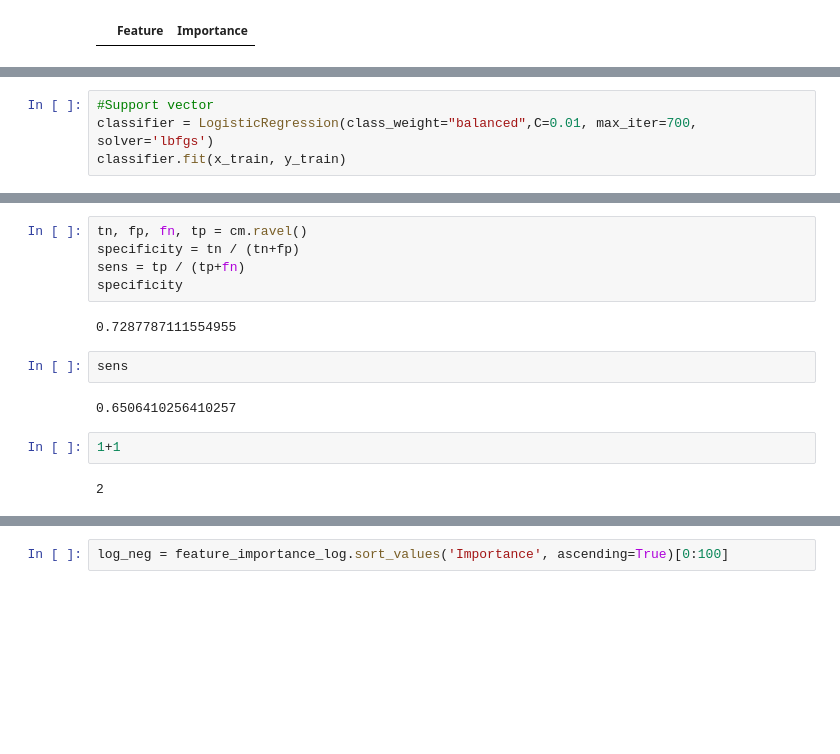
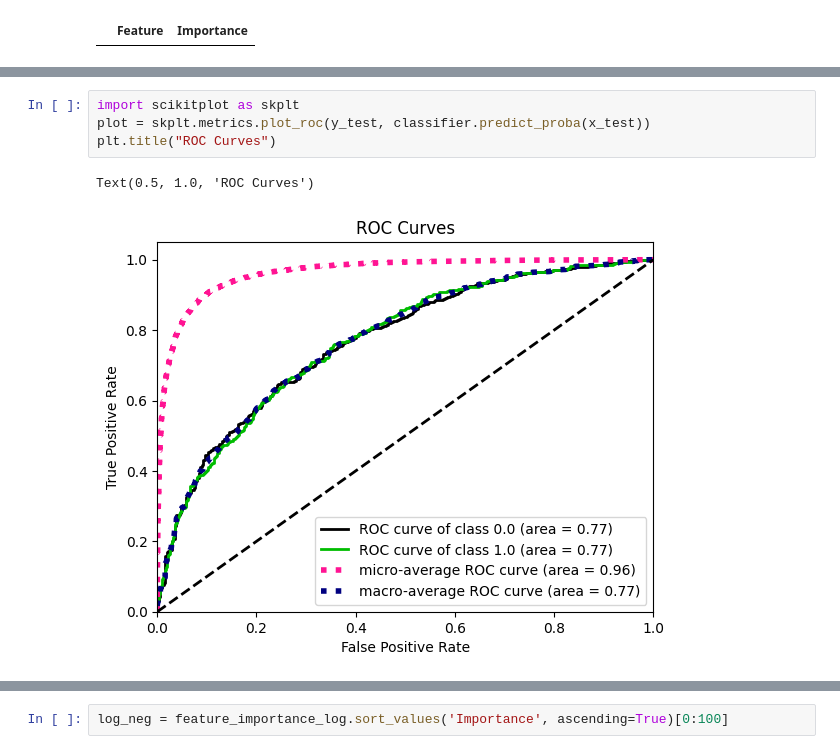
Before and after one commit to chaudhry123/PD_Biomarkers_Project, a Jupyter notebook: UKBiobank_Olink_Scripts_Final/Ridge_witholink.ipynb, the cells around one changed output, grey strips where cells are left out. Cells and saved outputs as stored; diff of their text form; blank space fills up the shorter version.

```diff
--- a/UKBiobank_Olink_Scripts_Final/Ridge_witholink.ipynb
+++ b/UKBiobank_Olink_Scripts_Final/Ridge_witholink.ipynb
@@ -303,4 +235,0 @@ y_train.sum()
-# %%
-#Support vector
-classifier = LogisticRegression(class_weight="balanced",C=0.01, max_iter=700, solver='lbfgs')
-classifier.fit(x_train, y_train)
@@ -399,15 +236,7 @@ Text(0.5, 36.72222222222221, 'Predicted Values')
-# %%
-tn, fp, fn, tp = cm.ravel()
-specificity = tn / (tn+fp)
-sens = tp / (tp+fn)
-specificity
-# %% [output]
-0.7287787111554955
-# %%
-sens
-# %% [output]
-0.6506410256410257
-# %%
-1+1
-# %% [output]
-2
+# %%
+import scikitplot as skplt
+plot = skplt.metrics.plot_roc(y_test, classifier.predict_proba(x_test))
+plt.title("ROC Curves")
+# %% [output]
+Text(0.5, 1.0, 'ROC Curves')
+[figure, added]
```
Also changed, not shown: parts of 61 cells of this notebook, 1 other file.
